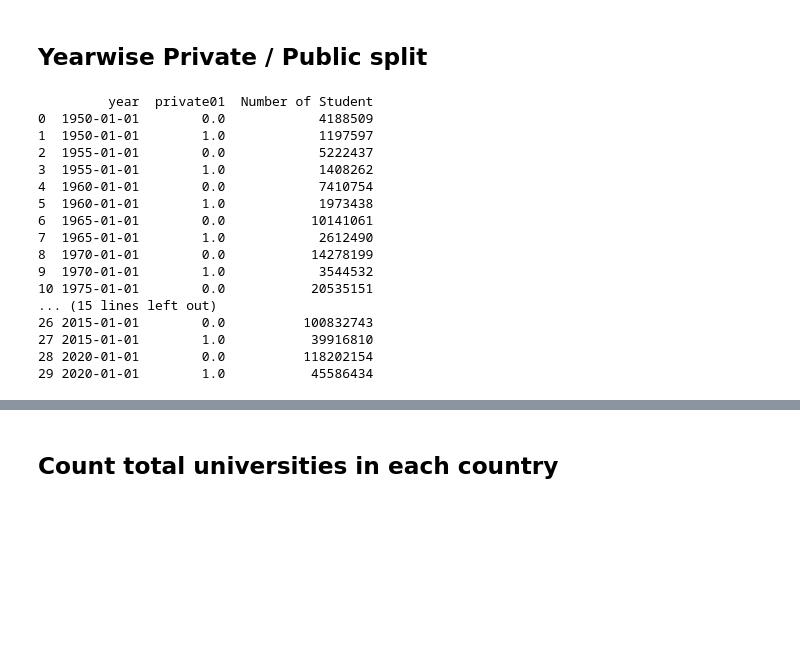
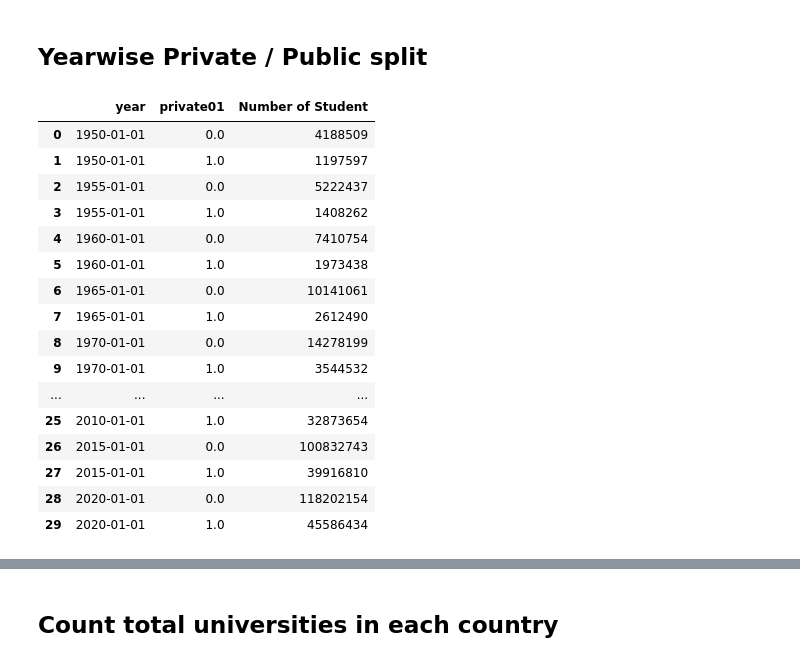
Before and after one commit to hannanmustajab/University-Enrolment-Dashboad-D3.js-, a Jupyter notebook: DV-Preprocessing.ipynb, the cells around one changed output, grey strips where cells are left out. Drawn from its saved outputs; the diff is of its cells as text; code cells hidden in the pictures; blank space fills up the shorter version.

```diff
--- a/DV-Preprocessing.ipynb
+++ b/DV-Preprocessing.ipynb
@@ -230,25 +249,25 @@ if verbose:
 # %%
 private_public_by_year = df.groupby(['year', 'private01'])['Number of Student'].agg('sum').reset_index()
 private_public_by_year.to_csv('csv/processed/private_by_year.csv',index=False)
-print(private_public_by_year)
+private_public_by_year
 # %% [output]
-         year  private01  Number of Student
-0  1950-01-01        0.0            4188509
-1  1950-01-01        1.0            1197597
-2  1955-01-01        0.0            5222437
-3  1955-01-01        1.0            1408262
-4  1960-01-01        0.0            7410754
-5  1960-01-01        1.0            1973438
-6  1965-01-01        0.0           10141061
-7  1965-01-01        1.0            2612490
-8  1970-01-01        0.0           14278199
-9  1970-01-01        1.0            3544532
-10 1975-01-01        0.0           20535151
-... (15 lines left out)
-26 2015-01-01        0.0          100832743
-27 2015-01-01        1.0           39916810
-28 2020-01-01        0.0          118202154
-29 2020-01-01        1.0           45586434
+|  | year | private01 | Number of Student |
+| 0 | 1950-01-01 | 0.0 | 4188509 |
+| 1 | 1950-01-01 | 1.0 | 1197597 |
+| 2 | 1955-01-01 | 0.0 | 5222437 |
+| 3 | 1955-01-01 | 1.0 | 1408262 |
+| 4 | 1960-01-01 | 0.0 | 7410754 |
+| 5 | 1960-01-01 | 1.0 | 1973438 |
+| 6 | 1965-01-01 | 0.0 | 10141061 |
+| 7 | 1965-01-01 | 1.0 | 2612490 |
+| 8 | 1970-01-01 | 0.0 | 14278199 |
+| 9 | 1970-01-01 | 1.0 | 3544532 |
+| ... | ... | ... | ... |
+| 25 | 2010-01-01 | 1.0 | 32873654 |
+| 26 | 2015-01-01 | 0.0 | 100832743 |
+| 27 | 2015-01-01 | 1.0 | 39916810 |
+| 28 | 2020-01-01 | 0.0 | 118202154 |
+| 29 | 2020-01-01 | 1.0 | 45586434 |
 # %%
 df.head()
 # %% [output]
```
Also changed, not shown: parts of 10 cells of this notebook, 4 other files.
